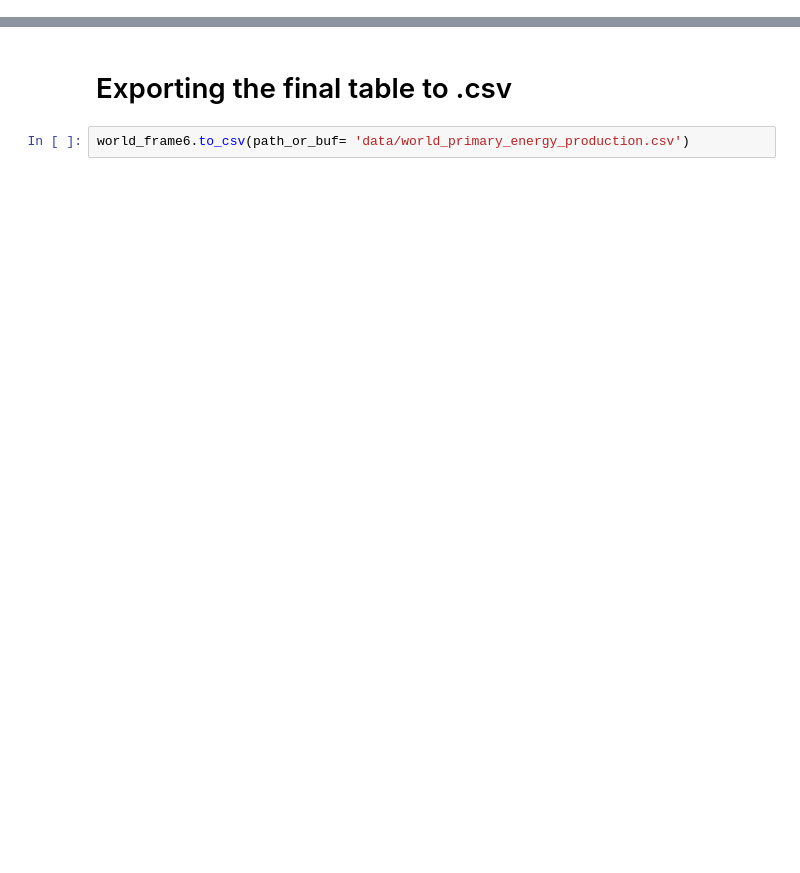
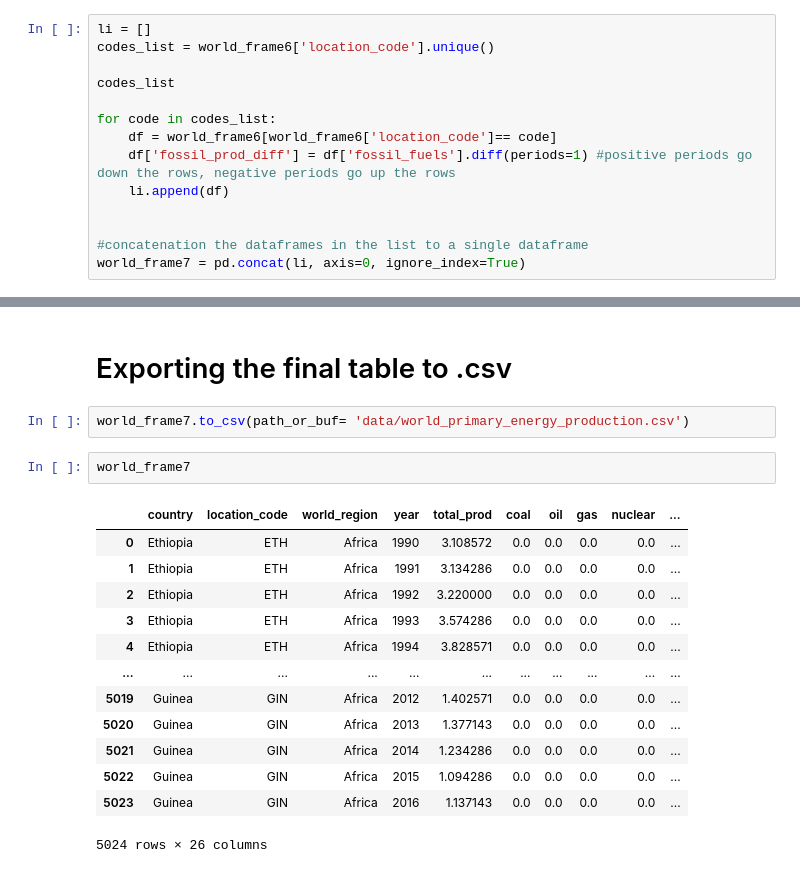
Before and after one commit to TeamGreenWave/capstone_project, a Jupyter notebook: world_pep_SHIFT_SLS.ipynb, the cells around one changed output, grey strips where cells are left out. Saved outputs shown, nothing was run; the diff lists cells and outputs as text; blank space fills up the shorter version.

```diff
--- a/world_pep_SHIFT_SLS.ipynb
+++ b/world_pep_SHIFT_SLS.ipynb
@@ -898,0 +901,14 @@ memory usage: 1.1+ MB
+# %%
+li = []
+codes_list = world_frame6['location_code'].unique()
+
+codes_list
+
+for code in codes_list:
+    df = world_frame6[world_frame6['location_code']== code]
+    df['fossil_prod_diff'] = df['fossil_fuels'].diff(periods=1) #positive periods go down the rows, negative periods go up the rows
+    li.append(df)
+
+
+#concatenation the dataframes in the list to a single dataframe
+world_frame7 = pd.concat(li, axis=0, ignore_index=True)
@@ -899,4 +921,20 @@ memory usage: 1.1+ MB
 # %% [markdown]
 # Exporting the final table to .csv
 # %%
-world_frame6.to_csv(path_or_buf= 'data/world_primary_energy_production.csv')
+world_frame7.to_csv(path_or_buf= 'data/world_primary_energy_production.csv')
+# %%
+world_frame7
+# %% [output]
+|  | country | location_code | world_region | year | total_prod | coal | oil | gas | nuclear | ... |
+| 0 | Ethiopia | ETH | Africa | 1990 | 3.108572 | 0.0 | 0.0 | 0.0 | 0.0 | ... |
+| 1 | Ethiopia | ETH | Africa | 1991 | 3.134286 | 0.0 | 0.0 | 0.0 | 0.0 | ... |
+| 2 | Ethiopia | ETH | Africa | 1992 | 3.220000 | 0.0 | 0.0 | 0.0 | 0.0 | ... |
+| 3 | Ethiopia | ETH | Africa | 1993 | 3.574286 | 0.0 | 0.0 | 0.0 | 0.0 | ... |
+| 4 | Ethiopia | ETH | Africa | 1994 | 3.828571 | 0.0 | 0.0 | 0.0 | 0.0 | ... |
+| ... | ... | ... | ... | ... | ... | ... | ... | ... | ... | ... |
+| 5019 | Guinea | GIN | Africa | 2012 | 1.402571 | 0.0 | 0.0 | 0.0 | 0.0 | ... |
+| 5020 | Guinea | GIN | Africa | 2013 | 1.377143 | 0.0 | 0.0 | 0.0 | 0.0 | ... |
+| 5021 | Guinea | GIN | Africa | 2014 | 1.234286 | 0.0 | 0.0 | 0.0 | 0.0 | ... |
+| 5022 | Guinea | GIN | Africa | 2015 | 1.094286 | 0.0 | 0.0 | 0.0 | 0.0 | ... |
+| 5023 | Guinea | GIN | Africa | 2016 | 1.137143 | 0.0 | 0.0 | 0.0 | 0.0 | ... |
+5024 rows × 26 columns
```
Also changed, not shown: parts of 2 cells of this notebook, 6 other files.
